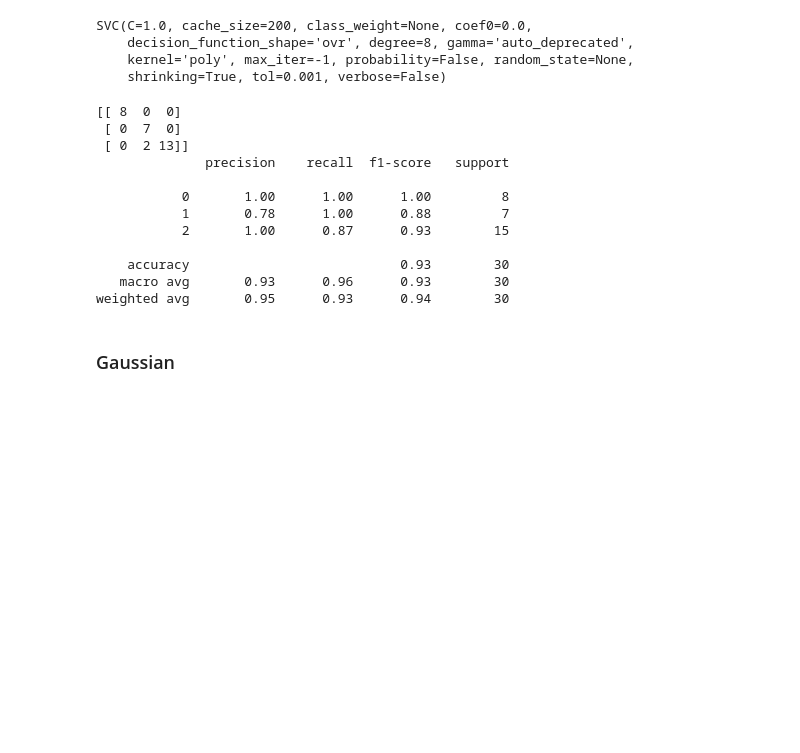
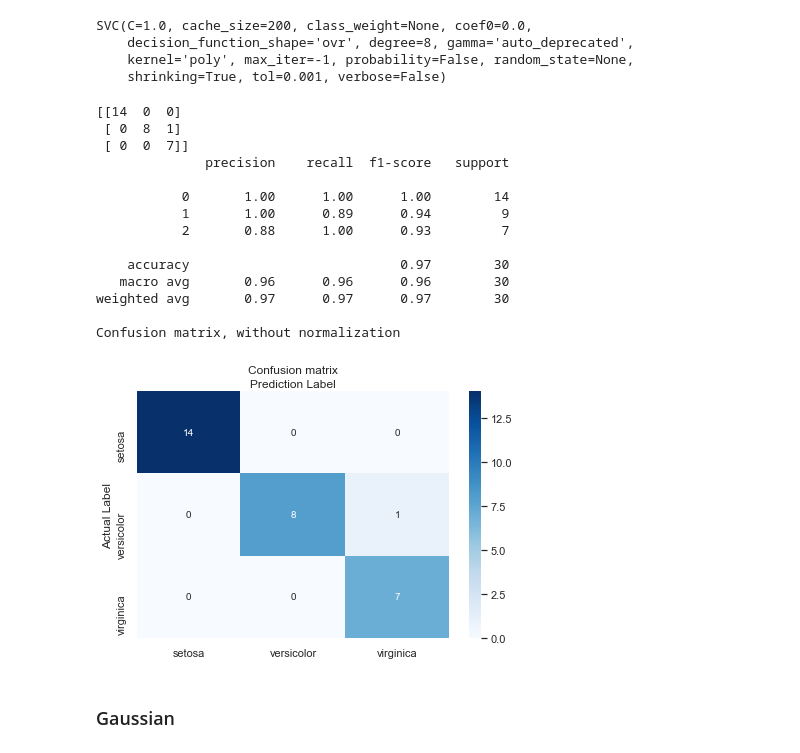
Before and after one commit to TheGlitchCat/Python-Course, a Jupyter notebook: Week 8/03 - SVM.ipynb, the cells around one changed output. Cells and saved outputs as stored; diff of their text form; code cells hidden in the pictures; blank space fills up the shorter version.

```diff
--- a/Week 8/03 - SVM.ipynb
+++ b/Week 8/03 - SVM.ipynb
@@ -561,19 +583,23 @@ y_pred = svclassifier.predict(X_test)
 # %%
 print(confusion_matrix(y_test, y_pred))
 print(classification_report(y_test, y_pred))
+plot_confusion_matrix_adjust(confusion_matrix(y_test,y_pred), classes=iris.target_names,normalize= False,  title='Confusion matrix')
 # %% [output]
-[[ 8  0  0]
- [ 0  7  0]
- [ 0  2 13]]
+[[14  0  0]
+ [ 0  8  1]
+ [ 0  0  7]]
               precision    recall  f1-score   support
 
-           0       1.00      1.00      1.00         8
-           1       0.78      1.00      0.88         7
-           2       1.00      0.87      0.93        15
+           0       1.00      1.00      1.00        14
+           1       1.00      0.89      0.94         9
+           2       0.88      1.00      0.93         7
 
-    accuracy                           0.93        30
-   macro avg       0.93      0.96      0.93        30
-weighted avg       0.95      0.93      0.94        30
+    accuracy                           0.97        30
+   macro avg       0.96      0.96      0.96        30
+weighted avg       0.97      0.97      0.97        30
+
+Confusion matrix, without normalization
+[figure, added]
 # %% [markdown]
 ### Gaussian
 # %%
```
Also changed, not shown: parts of 43 cells of this notebook.
